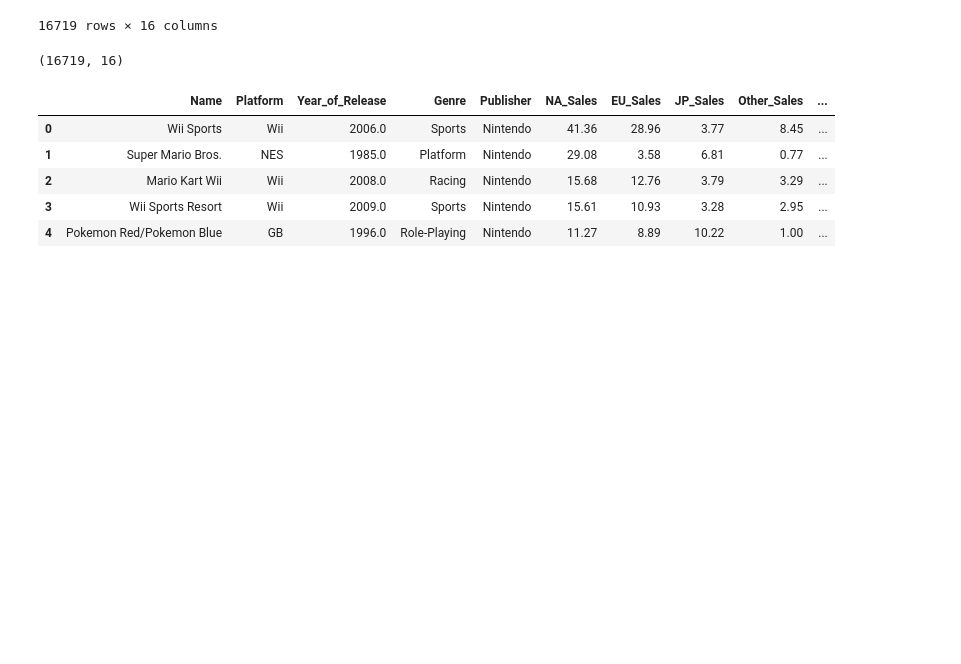
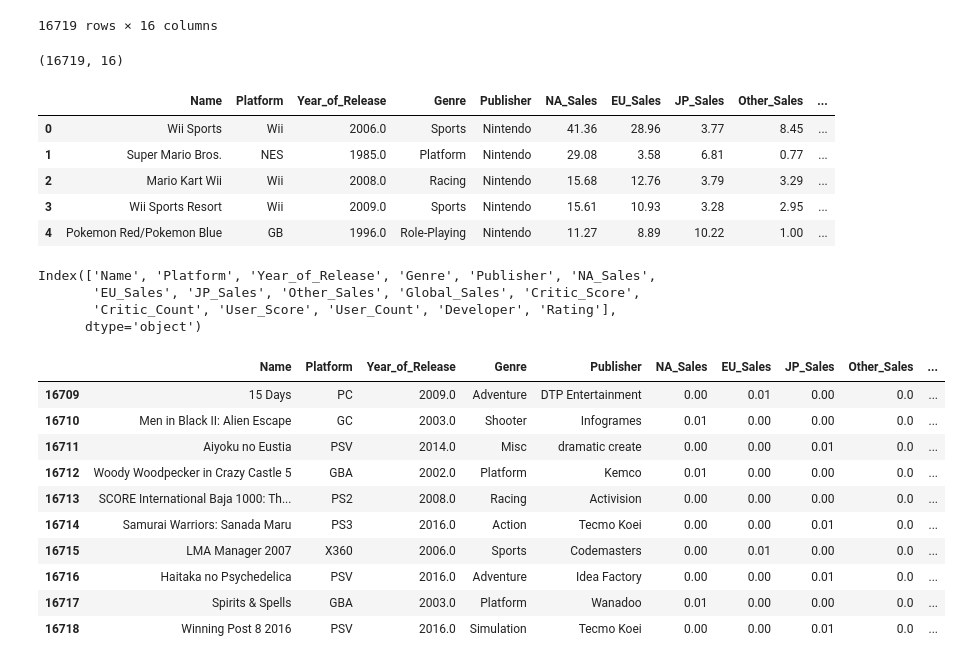
Before and after one commit to Thien-Nguyen-Git/Video-Games, a Jupyter notebook: GamePhase2.ipynb, the cells around one changed output. Drawn from its saved outputs; the diff is of its cells as text; code cells hidden in the pictures; blank space fills up the shorter version.

Commit message:
Phase 2 Sales Group

```diff
--- a/GamePhase2.ipynb
+++ b/GamePhase2.ipynb
@@ -50,3 +50,31 @@ df.head()
 | 2 | Mario Kart Wii | Wii | 2008.0 | Racing | Nintendo | 15.68 | 12.76 | 3.79 | 3.29 | ... |
 | 3 | Wii Sports Resort | Wii | 2009.0 | Sports | Nintendo | 15.61 | 10.93 | 3.28 | 2.95 | ... |
 | 4 | Pokemon Red/Pokemon Blue | GB | 1996.0 | Role-Playing | Nintendo | 11.27 | 8.89 | 10.22 | 1.00 | ... |
+# %%
+# 6.Show all columns of the dataframe
+
+df.columns
+# %% [output]
+Index(['Name', 'Platform', 'Year_of_Release', 'Genre', 'Publisher', 'NA_Sales',
+       'EU_Sales', 'JP_Sales', 'Other_Sales', 'Global_Sales', 'Critic_Score',
+       'Critic_Count', 'User_Score', 'User_Count', 'Developer', 'Rating'],
+      dtype='object')
+# %%
+# 7.Show last 5 five rows
+
+# rows = df.iloc[-2:]
+# print(rows)
+
+df.tail(10)
+# %% [output]
+|  | Name | Platform | Year_of_Release | Genre | Publisher | NA_Sales | EU_Sales | JP_Sales | Other_Sales | ... |
+| 16709 | 15 Days | PC | 2009.0 | Adventure | DTP Entertainment | 0.00 | 0.01 | 0.00 | 0.0 | ... |
+| 16710 | Men in Black II: Alien Escape | GC | 2003.0 | Shooter | Infogrames | 0.01 | 0.00 | 0.00 | 0.0 | ... |
+| 16711 | Aiyoku no Eustia | PSV | 2014.0 | Misc | dramatic create | 0.00 | 0.00 | 0.01 | 0.0 | ... |
+| 16712 | Woody Woodpecker in Crazy Castle 5 | GBA | 2002.0 | Platform | Kemco | 0.01 | 0.00 | 0.00 | 0.0 | ... |
+| 16713 | SCORE International Baja 1000: Th... | PS2 | 2008.0 | Racing | Activision | 0.00 | 0.00 | 0.00 | 0.0 | ... |
+| 16714 | Samurai Warriors: Sanada Maru | PS3 | 2016.0 | Action | Tecmo Koei | 0.00 | 0.00 | 0.01 | 0.0 | ... |
+| 16715 | LMA Manager 2007 | X360 | 2006.0 | Sports | Codemasters | 0.00 | 0.01 | 0.00 | 0.0 | ... |
+| 16716 | Haitaka no Psychedelica | PSV | 2016.0 | Adventure | Idea Factory | 0.00 | 0.00 | 0.01 | 0.0 | ... |
+| 16717 | Spirits & Spells | GBA | 2003.0 | Platform | Wanadoo | 0.01 | 0.00 | 0.00 | 0.0 | ... |
+| 16718 | Winning Post 8 2016 | PSV | 2016.0 | Simulation | Tecmo Koei | 0.00 | 0.00 | 0.01 | 0.0 | ... |
```
Also changed, not shown: parts of 7 cells of this notebook, 1 other file.
